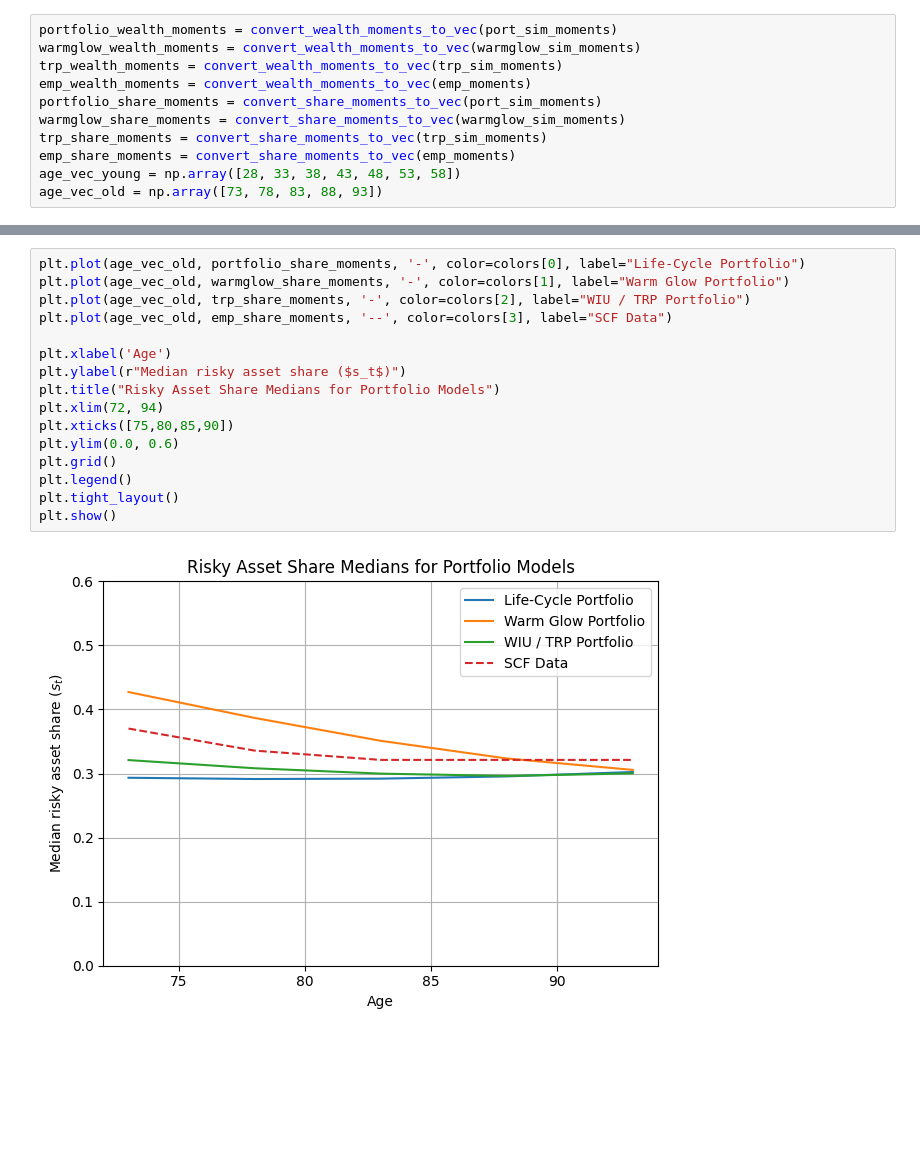
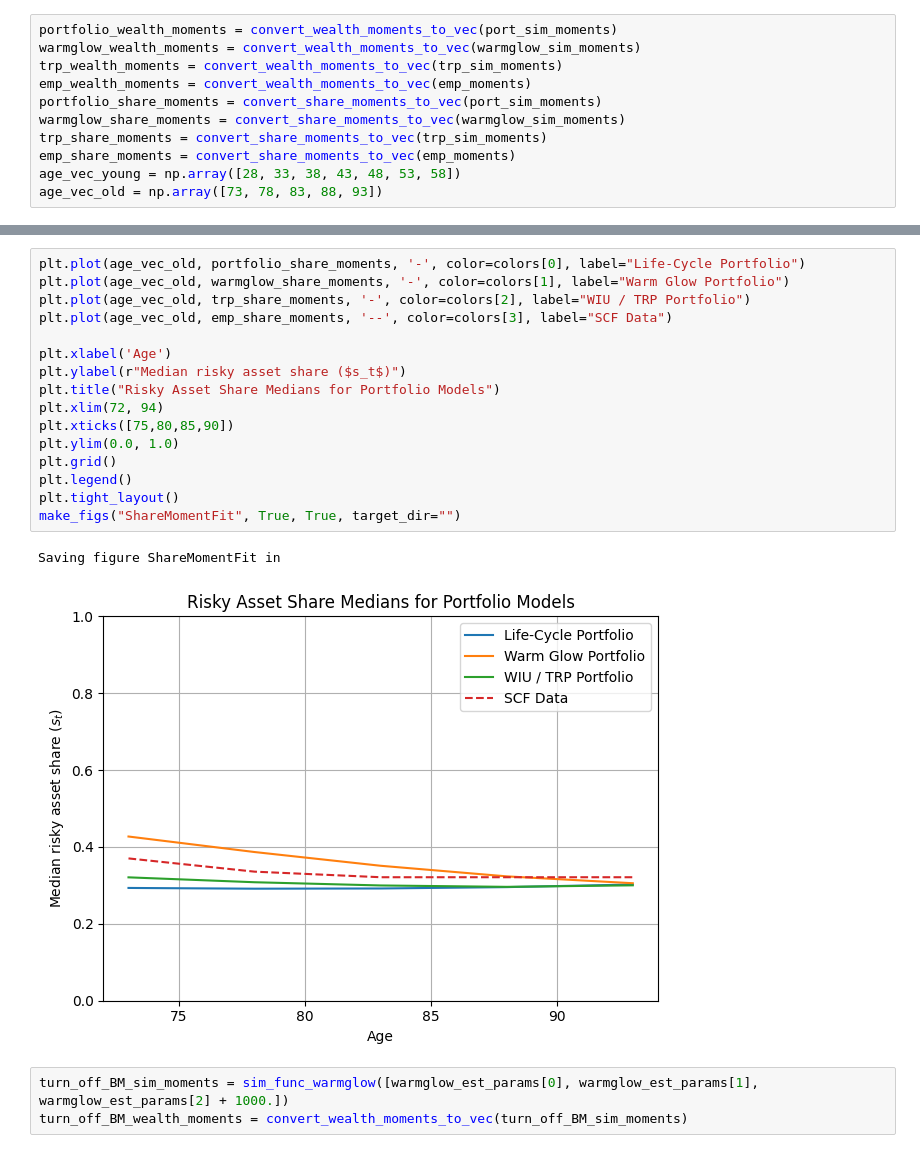
Before and after one commit to econ-ark/Life-Cycle-Prime-Time, a Jupyter notebook: src/notebooks/Model_Comparisons.ipynb, the cells around one changed output, grey strips where cells are left out. Saved outputs shown, nothing was run; the diff lists cells and outputs as text; blank space fills up the shorter version.

Commit message:
Generated new figures, updated results
Endnotes are rendering incorrectly. I'm going to try moving the results section into the main md file on the next commit.

```diff
--- a/src/notebooks/Model_Comparisons.ipynb
+++ b/src/notebooks/Model_Comparisons.ipynb
@@ -129,18 +131,22 @@ plt.show()
 # %%
 plt.plot(age_vec_old, portfolio_share_moments, '-', color=colors[0], label="Life-Cycle Portfolio")
 plt.plot(age_vec_old, warmglow_share_moments, '-', color=colors[1], label="Warm Glow Portfolio")
 plt.plot(age_vec_old, trp_share_moments, '-', color=colors[2], label="WIU / TRP Portfolio")
 plt.plot(age_vec_old, emp_share_moments, '--', color=colors[3], label="SCF Data")
 
 plt.xlabel('Age')
 plt.ylabel(r"Median risky asset share ($s_t$)")
 plt.title("Risky Asset Share Medians for Portfolio Models")
 plt.xlim(72, 94)
 plt.xticks([75,80,85,90])
-plt.ylim(0.0, 0.6)
+plt.ylim(0.0, 1.0)
 plt.grid()
 plt.legend()
 plt.tight_layout()
-plt.show()
+make_figs("ShareMomentFit", True, True, target_dir="")
 # %% [output]
+Saving figure ShareMomentFit in
-[figure, old version]
+[figure, new version]
+# %%
+turn_off_BM_sim_moments = sim_func_warmglow([warmglow_est_params[0], warmglow_est_params[1], warmglow_est_params[2] + 1000.])
+turn_off_BM_wealth_moments = convert_wealth_moments_to_vec(turn_off_BM_sim_moments)
```
Also changed, not shown: parts of 4 cells of this notebook, 33 other files.
